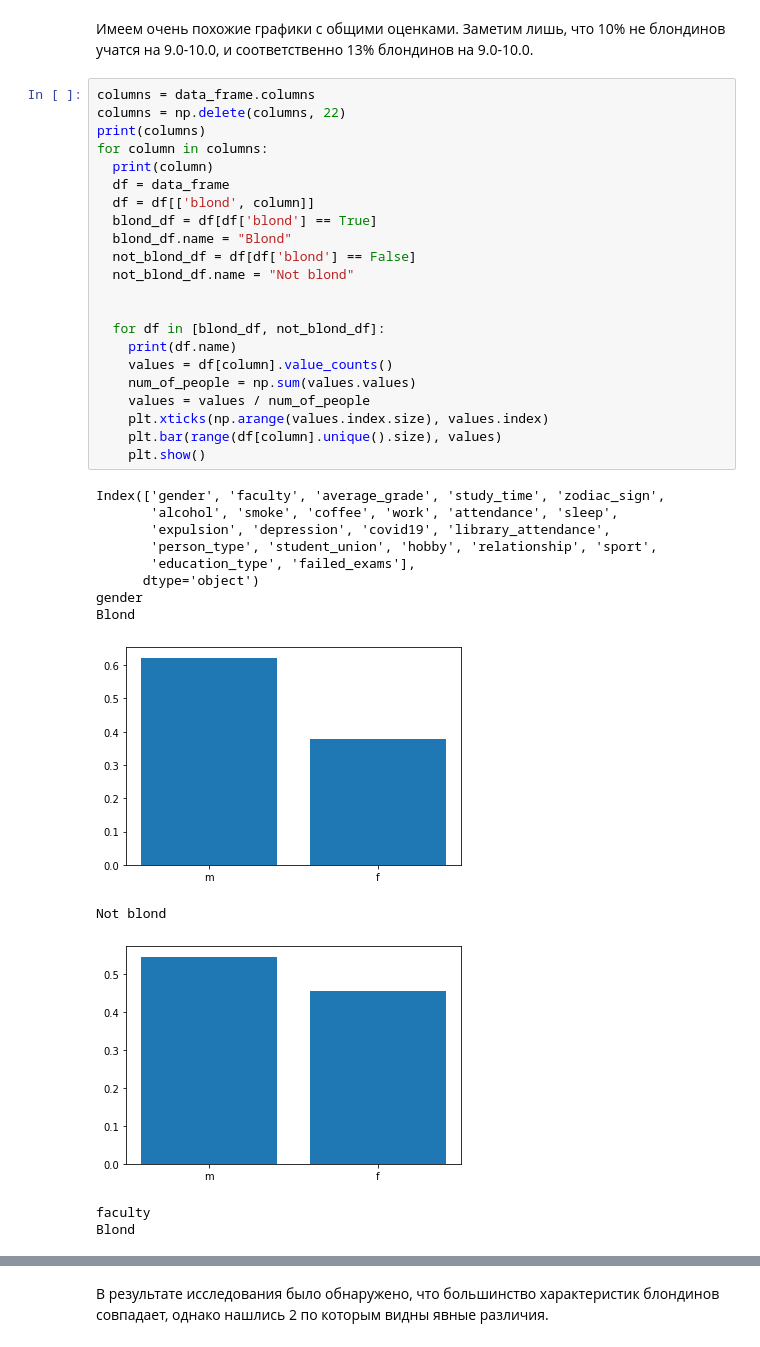
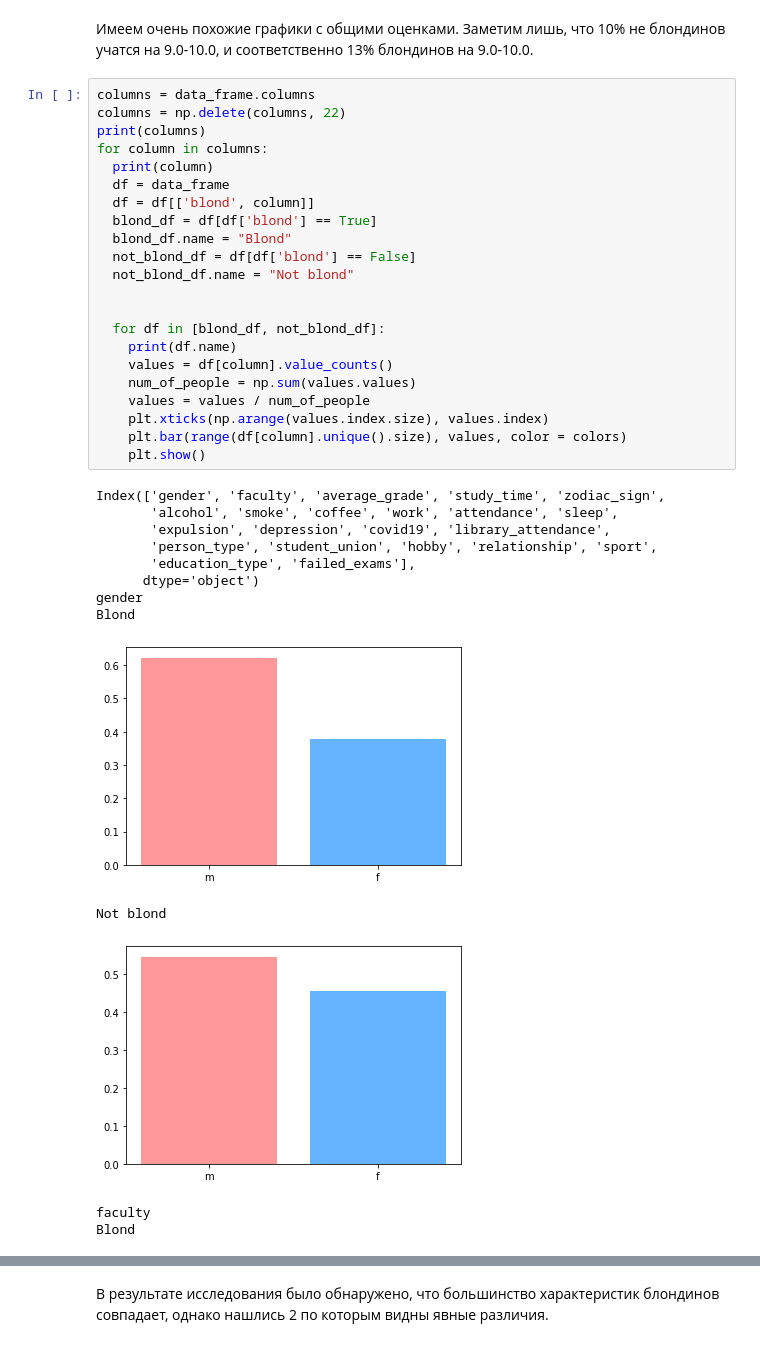
Before and after one commit to sherri-ice/DataAnalyseProject, a Jupyter notebook: vkiad_project.ipynb, the cells around one changed output, grey strips where cells are left out. Saved outputs shown, nothing was run; the diff lists cells and outputs as text.

```diff
--- a/vkiad_project.ipynb
+++ b/vkiad_project.ipynb
@@ -782,35 +802,35 @@ Name: average_grade, dtype: float64
 columns = data_frame.columns
 columns = np.delete(columns, 22)
 print(columns)
 for column in columns:
   print(column)
   df = data_frame
   df = df[['blond', column]]
   blond_df = df[df['blond'] == True]
   blond_df.name = "Blond"
   not_blond_df = df[df['blond'] == False]
   not_blond_df.name = "Not blond"
 
 
   for df in [blond_df, not_blond_df]:
     print(df.name)
     values = df[column].value_counts()
     num_of_people = np.sum(values.values)
     values = values / num_of_people
     plt.xticks(np.arange(values.index.size), values.index)
-    plt.bar(range(df[column].unique().size), values)
+    plt.bar(range(df[column].unique().size), values, color = colors)
     plt.show()
 # %% [output]
 Index(['gender', 'faculty', 'average_grade', 'study_time', 'zodiac_sign',
        'alcohol', 'smoke', 'coffee', 'work', 'attendance', 'sleep',
        'expulsion', 'depression', 'covid19', 'library_attendance',
        'person_type', 'student_union', 'hobby', 'relationship', 'sport',
        'education_type', 'failed_exams'],
       dtype='object')
 gender
 Blond
-[figure, old version]
+[figure, new version]
 Not blond
-[figure, old version]
+[figure, new version]
 faculty
 Blond
```
Also changed, not shown: parts of 18 cells of this notebook.
